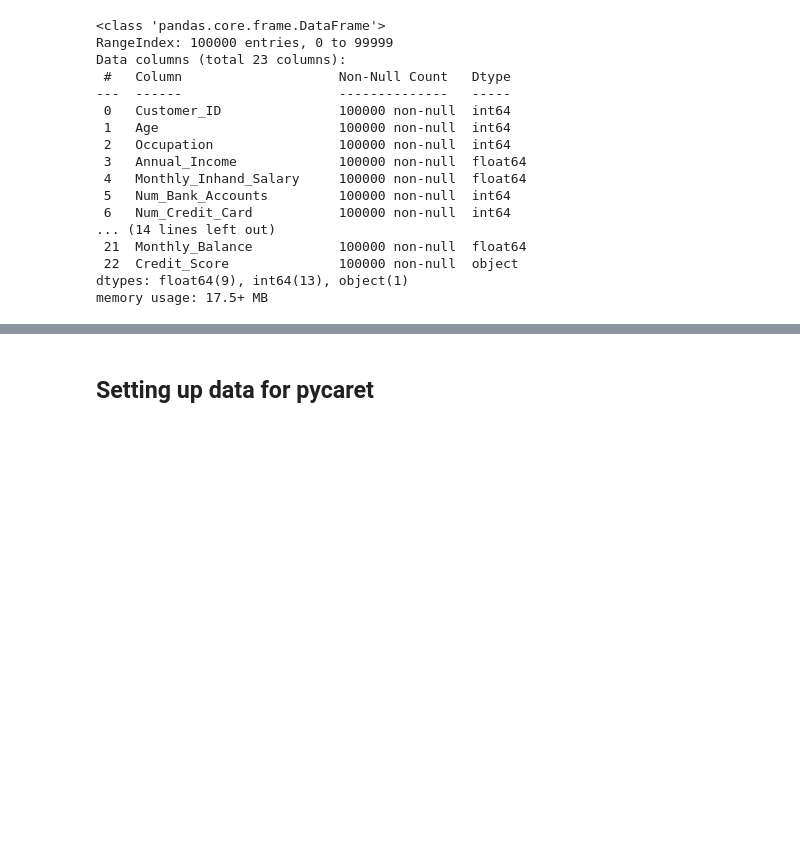
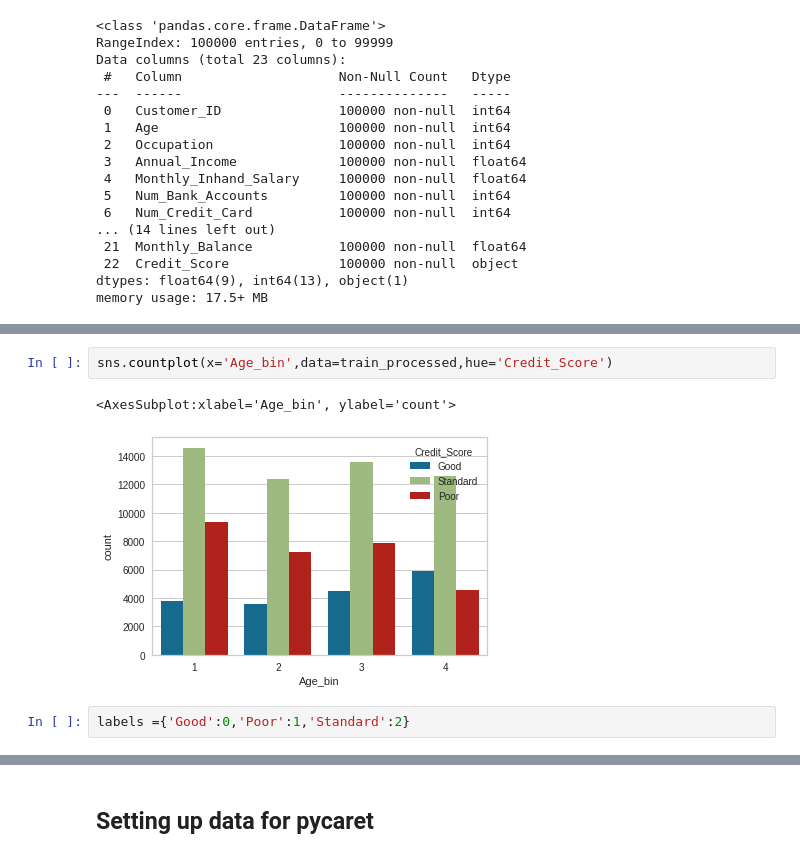
Before and after one commit to plaban1981/HACKEREARTH, a Jupyter notebook: Transunion_machine_learning_challenge.ipynb, the cells around one changed output, grey strips where cells are left out. Cells and saved outputs as stored; diff of their text form; blank space fills up the shorter version.

```diff
--- a/Transunion_machine_learning_challenge.ipynb
+++ b/Transunion_machine_learning_challenge.ipynb
@@ -504,0 +585,7 @@ memory usage: 17.5+ MB
+# %%
+sns.countplot(x='Age_bin',data=train_processed,hue='Credit_Score')
+# %% [output]
+<AxesSubplot:xlabel='Age_bin', ylabel='count'>
+[figure, added]
+# %%
+labels ={'Good':0,'Poor':1,'Standard':2}
```
Also changed, not shown: parts of 47 cells of this notebook.
